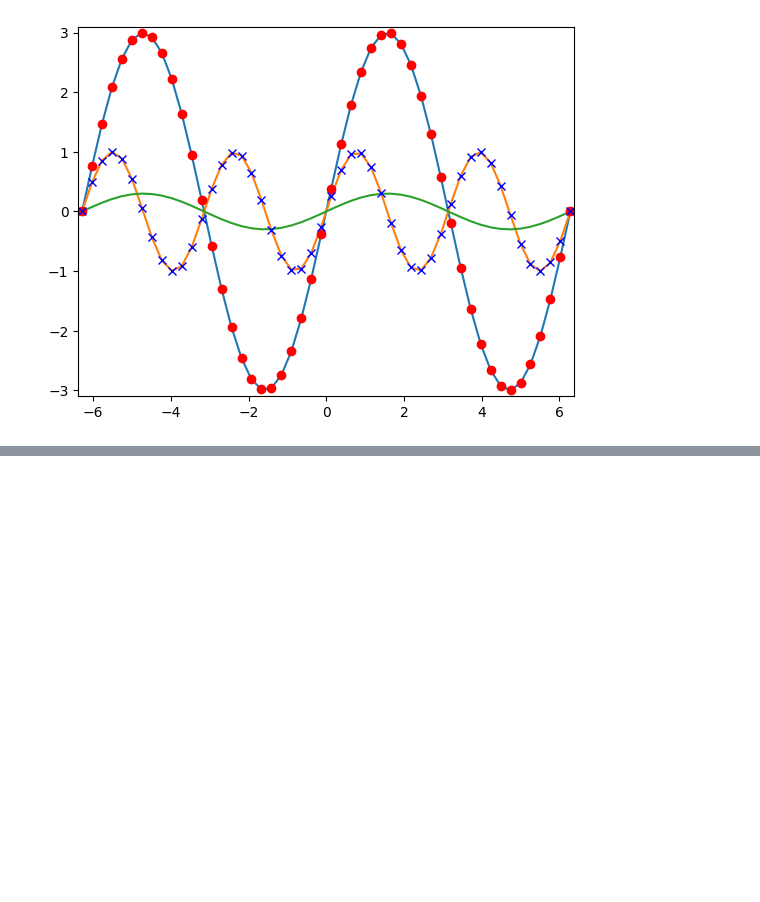
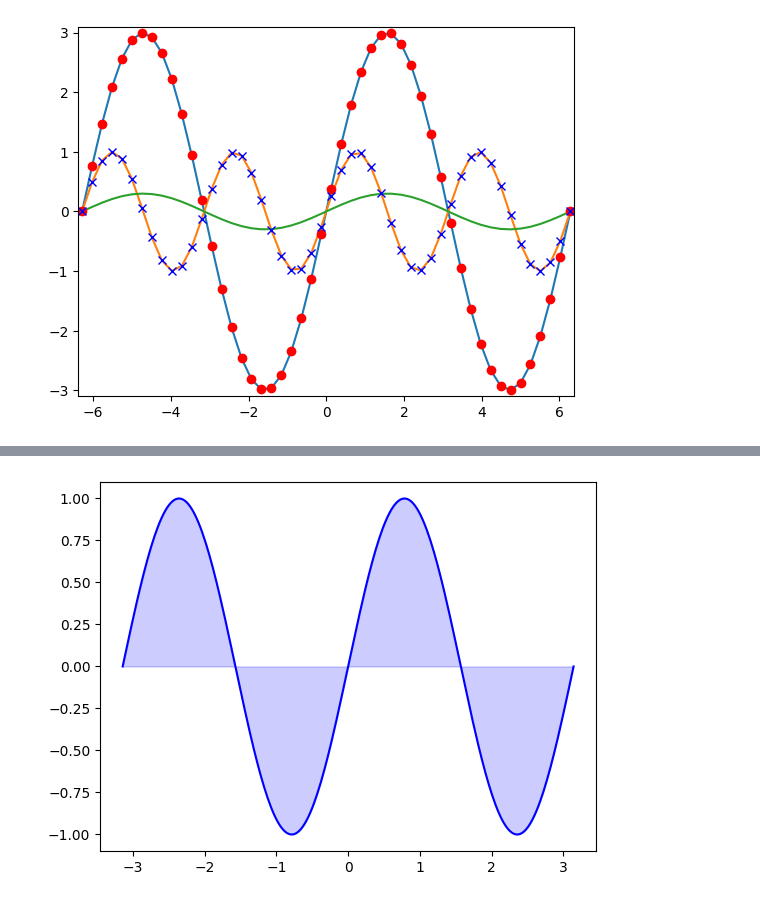
Before and after one commit to harmkenn/Python-Workbooks, a Jupyter notebook: python-course.eu/E_PC13_MatPlotLib.ipynb, the cells around one changed output, grey strips where cells are left out. Cells and saved outputs as stored; diff of their text form; code cells hidden in the pictures; blank space fills up the shorter version.

```diff
--- a/python-course.eu/E_PC13_MatPlotLib.ipynb
+++ b/python-course.eu/E_PC13_MatPlotLib.ipynb
@@ -37,0 +75,13 @@ plt.show()
+# %%
+import numpy as np
+import matplotlib.pyplot as plt
+n = 256
+X = np.linspace(-np.pi,np.pi,n,endpoint=True)
+Y = np.sin(2*X)
+
+fig, ax = plt.subplots()
+ax.plot (X, Y, color='blue', alpha=1.0)
+ax.fill_between(X, 0, Y, color='blue', alpha=.2)
+plt.show()
+# %% [output]
+[figure, added]
```
Also changed, not shown: parts of 4 cells of this notebook.
